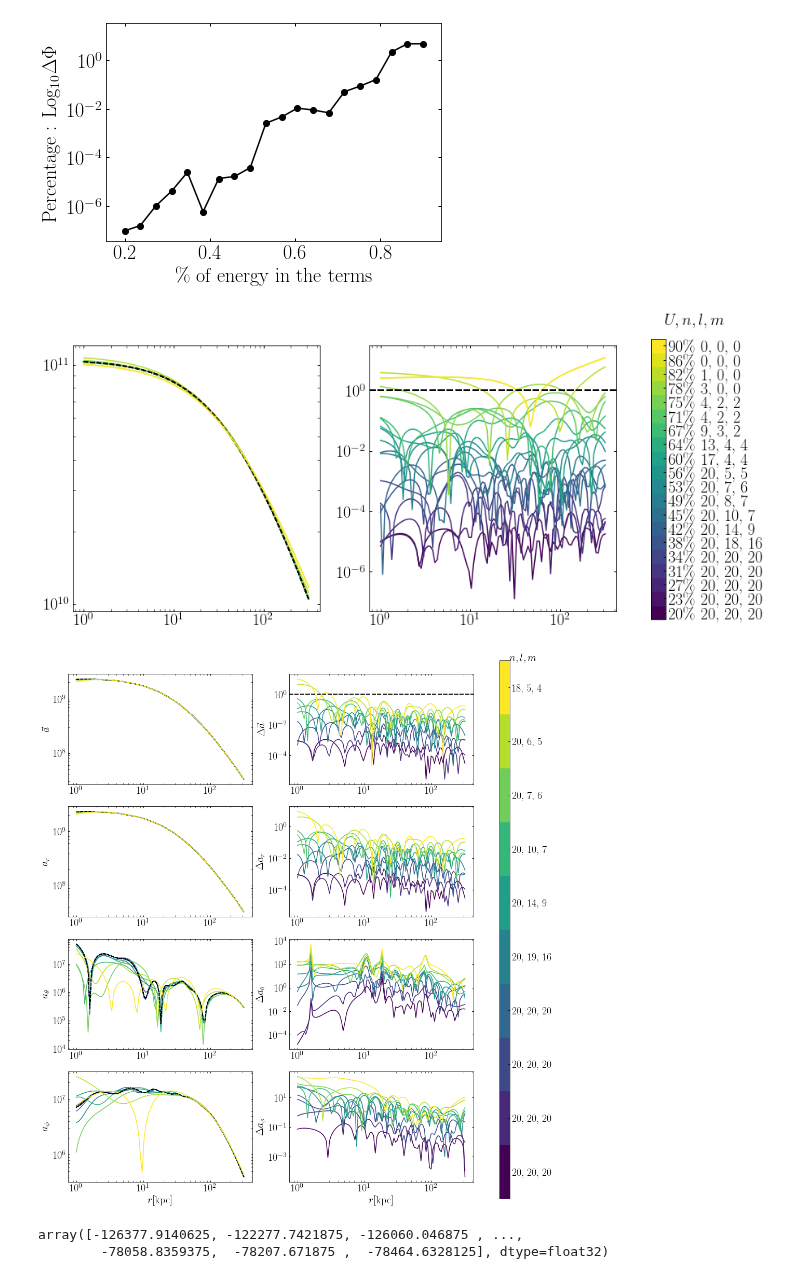
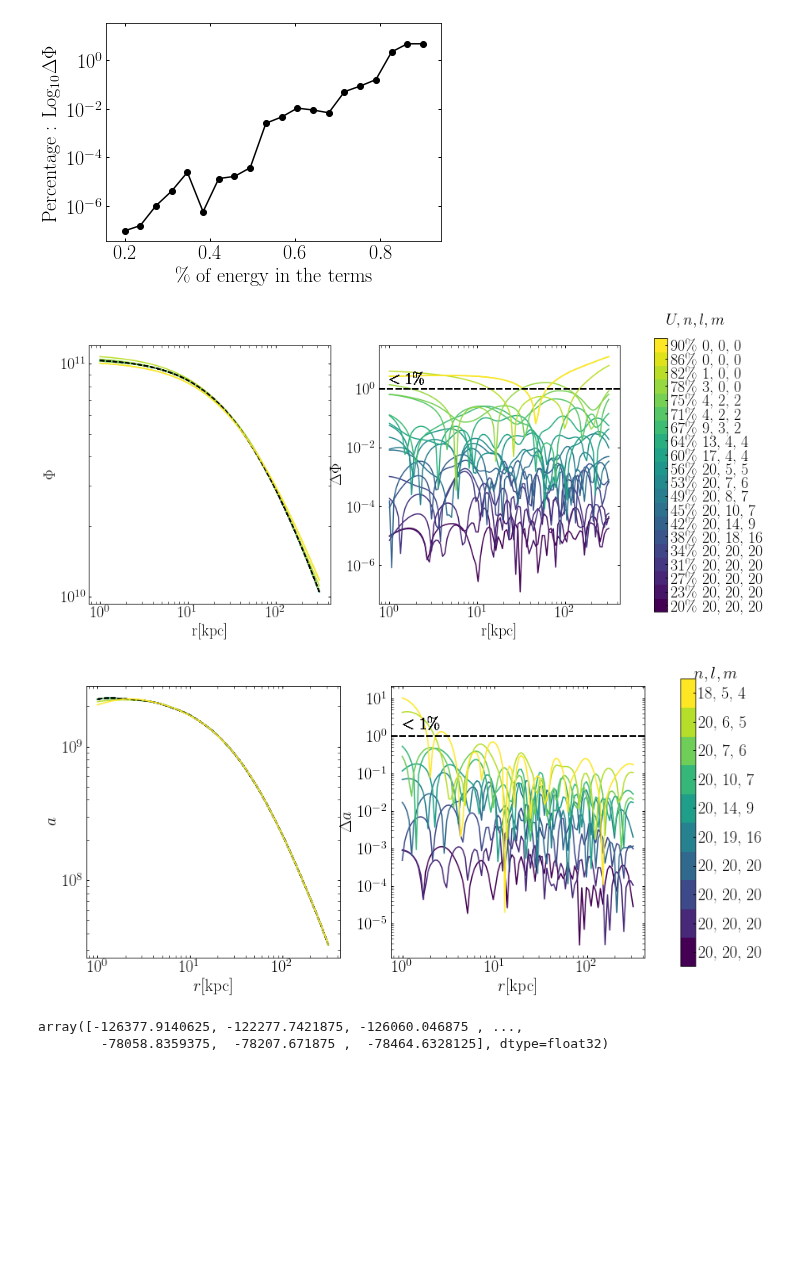
Before and after one commit to jngaravitoc/MW-LMC-SCF, a Jupyter notebook: code/BFE_mwlmc_potential.ipynb, the cells around one changed output. Drawn from its saved outputs; the diff is of its cells as text; code cells hidden in the pictures; blank space fills up the shorter version.

```diff
--- a/code/BFE_mwlmc_potential.ipynb
+++ b/code/BFE_mwlmc_potential.ipynb
@@ -166 +153,3 @@ array([-55686.5390625, -44283.609375 ,  44831.1953125], dtype=float32)
+# %%
+a_mwlmc_biff_1e8 = MW_mass[0]*biff.gradient(np.double(pos_mwlmc5_b1_1e8[N_rand2]), S_matrix_mw_1e8, T_matrix_mw_1e8, G=G_gadget, M=1, r_s=r_s_sims)
 # %%
@@ -329,7 +424,7 @@ a_mwlmc_biff = biff.gradient(np.double(MW_post[0][N_particules]), S_matrix, T_ma
 # %%
-pot_mwlmc_biff_sim = biff.potential(np.ascontiguousarray(np.double(pos_pot_eval)), S_matrix, T_matrix, G=G_gadget, M=1, r_s=r_s_sims)
+pot_mwlmc_biff_sim = biff.potential(np.ascontiguousarray(np.double(pos_pot_eval)), S_matrix_mw_1e8, T_matrix_mw_1e8, G=G_gadget, M=1, r_s=r_s_sims)
 # %%
-a_mwlmc_biff_sim = biff.gradient(np.ascontiguousarray(np.double(pos_pot_eval)), S_matrix, T_matrix, G=G_gadget, M=1, r_s=r_s_sims)
+a_mwlmc_biff_sim = biff.gradient(np.ascontiguousarray(np.double(pos_pot_eval)), S_matrix_mw_1e8, T_matrix_mw_1e8, G=G_gadget, M=1, r_s=r_s_sims)
 # %%
 r_pot = np.logspace(0, 2.5, 100)
 # %%
@@ -347,15 +442,21 @@ j=0
 fig = figure(figsize=(12, 6))
 
 for i in e_cuts:
-        S, T, coeff_order[j] = coefficients_energy_level(S_matrix, T_matrix, i)
+        S, T, coeff_order[j] = coefficients_energy_level(S_matrix_mw_1e8, T_matrix_mw_1e8, i)
         pot_e = biff.potential(np.ascontiguousarray(np.double(pos_pot_eval)), S, T, G=G_gadget, M=1, r_s=r_s_sims)
         subplot(1, 2, 1)
         loglog(r_pot, np.abs(pot_mwlmc_biff_sim), c='k', ls='--')
         loglog(r_pot, np.abs(pot_e), c=cmap1(j))
+        xlabel('r[kpc]')
+        ylabel(r'$\Phi$')
 
         subplot(1, 2, 2)
         loglog(r_pot, (np.abs(100*(pot_mwlmc_biff_sim-pot_e)/pot_mwlmc_biff_sim)), c=cmap1(j))
+        text(1, 1.5, '$<1\%$')
         axhline(1, ls='--', c='k', lw=2)
+        xlabel('r[kpc]')
+        ylabel(r'$\Delta \Phi$')
+
 
         j+=1
 
@@ -374,7 +475,7 @@ cbar.set_ticklabels(list_coeff_1)
 
 savefig('pot_convergence.pdf', bbox_inches='tight')
 # %% [output]
-[figure, old version]
+[figure, new version]
 # %%
 e_cuts2 = np.linspace(0.2, 0.6, 10)
 
@@ -387,74 +488,53 @@ sm1.set_array([])
 
 coeff_order = np.zeros((len(e_cuts2),3))
 j=0
-fig = figure(figsize=(14, 18))
+fig = figure(figsize=(12, 6))
 a_vec = (a_mwlmc_biff_sim[:,0]**2 + a_mwlmc_biff_sim[:,1]**2 +  a_mwlmc_biff_sim[:,2]**2)**0.5
 
 for i in e_cuts2:
-        S, T, coeff_order[j] = coefficients_energy_level(S_matrix, T_matrix, i)
+        S, T, coeff_order[j] = coefficients_energy_level(S_matrix_mw_1e8, T_matrix_mw_1e8, i)
         grad_e = biff.gradient(np.ascontiguousarray(np.double(pos_pot_eval)), S, T,
                                G=G_gadget, M=1, r_s=r_s_sims)
 
-        subplot(4, 2, 1)
+        subplot(1, 2, 1)
         a_sim = (grad_e[:,0]**2 + grad_e[:,1]**2 + grad_e[:,2]**2)**0.5
 
         loglog(r_pot, np.abs(a_vec), c='k', ls='--')
         loglog(r_pot, np.abs(a_sim), c=cmap1(j))
-        ylabel(r'$\vec{a}$')
+        ylabel(r'$a$')
+        xlabel(r'$r$[kpc]')
 
-        subplot(4, 2, 2)
+
+        subplot(1, 2, 2)
         loglog(r_pot, 100*(np.abs((a_sim-a_vec)/a_sim)), c=cmap1(j))
         ylabel(r'$\Delta \vec{a}$')
+        text(1, 1.5, '$<1\%$')
+
         axhline(1, c='k', ls='--', lw=2)
 
-        subplot(4, 2, 3)
-        loglog(r_pot, np.abs(a_mwlmc_biff_sim[:,0]), c='k', ls='--')
-        loglog(r_pot, np.abs(grad_e[:,0]), c=cmap1(j))
-        ylabel('$a_r$')
-
-        subplot(4, 2, 4)
-        loglog(r_pot, 100*(np.abs((a_mwlmc_biff_sim[:,0]-grad_e[:,0])/a_mwlmc_biff_sim[:,0])), c=cmap1(j))
-        ylabel(r'$\Delta a_r$')
-
-        subplot(4, 2, 5)
-        loglog(r_pot, np.abs(a_mwlmc_biff_sim[:,1]), c='k', ls='--')
-        loglog(r_pot, np.abs(grad_e[:,1]), c=cmap1(j))
-        ylabel(r'$a_{\theta}$')
-
-        subplot(4, 2, 6)
-        loglog(r_pot, 100*(np.abs((a_mwlmc_biff_sim[:,1]-grad_e[:,1])/a_mwlmc_biff_sim[:,1])), c=cmap1(j))
-        ylabel(r'$\Delta a_{\theta}$')
-
-        subplot(4, 2, 7)
-        loglog(r_pot, np.abs(a_mwlmc_biff_sim[:,2]), c='k', ls='--')
-        loglog(r_pot, np.abs(grad_e[:,2]), c=cmap1(j))
-        ylabel(r'$a_{\phi}$')
-        xlabel(r'$r$[kpc]')
-
-        subplot(4, 2, 8)
-        loglog(r_pot, 100*(np.abs((a_mwlmc_biff_sim[:,2]-grad_e[:,2])/a_mwlmc_biff_sim[:,2])), c=cmap1(j))
-        ylabel(r'$\Delta a_{\phi}$')
+        ylabel(r'$\Delta a$')
         xlabel(r'$r$[kpc]')
 
 
         j+=1
+
 
 cb_ax = fig.add_axes([0.95, 0.1, 0.02, 0.8])
 cbar = fig.colorbar(sm1, cax=cb_ax)
 
 list_coeff_1 = []
 
 for i in range(10):
     list_coeff_1.append(str(int(coeff_order[i][0])) + ', ' + str(int(coeff_order[i][1])) + ', ' + str(int(coeff_order[i][2])))
 
 text(0.93, 1, '$n, l, m$')
 #set the colorbar ticks and tick labels
 cbar.set_ticks(0.5 + np.arange(0, 12, 1))
 cbar.set_ticklabels(list_coeff_1)
 
 savefig('a_convergence.pdf', bbox_inches='tight')
 # %% [output]
-[figure, old version]
+[figure, new version]
 # %%
 r_mwlmc = (MW_post[0][N_particules,0]**2 + MW_post[0][N_particules,1]**2 + MW_post[0][N_particules,2]**2)**0.5
 # %%
```
Also changed, not shown: parts of 47 cells of this notebook, 6 other files.
